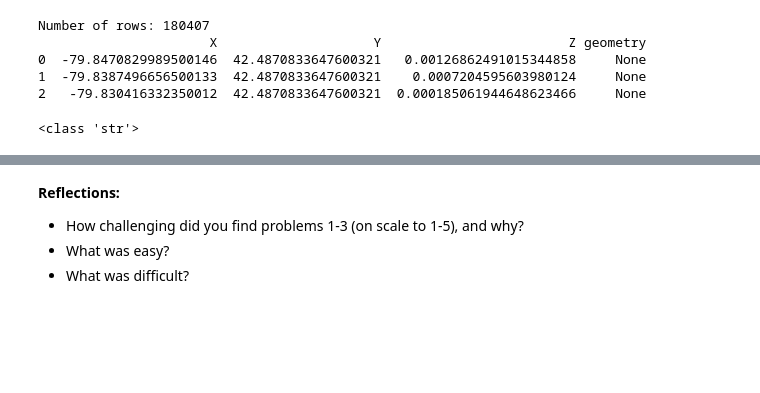
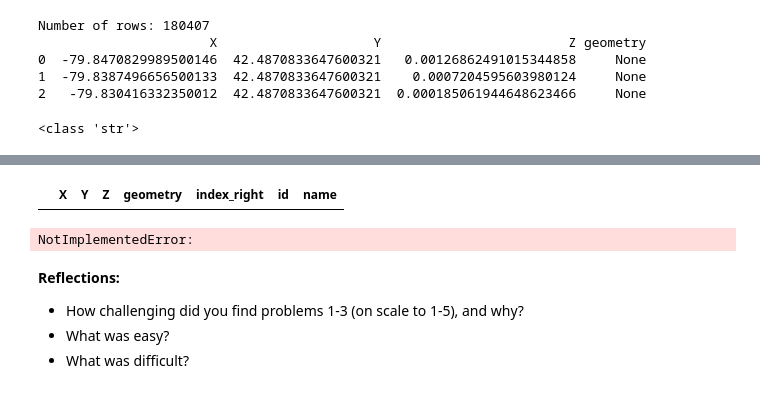
Before and after one commit to arr678/Hels2-Exercises, a Jupyter notebook: Exer3/Exercise-3-Problem-1-3.ipynb, the cells around one changed output, grey strips where cells are left out. Saved outputs shown, nothing was run; the diff lists cells and outputs as text; code cells hidden in the pictures; blank space fills up the shorter version.

```diff
--- a/Exer3/Exercise-3-Problem-1-3.ipynb
+++ b/Exer3/Exercise-3-Problem-1-3.ipynb
@@ -377,0 +399,3 @@ print(type(pop.at[0,'X']))
+# %%
+# Define crs
+gdf.crs = CRS.from_epsg(2272).to_wkt()
@@ -378,13 +413,14 @@ print(type(pop.at[0,'X']))
 # %%
 # Create a spatial join between grid layer and buffer layer.
-
-# REPLACE THE ERROR BELOW WITH YOUR OWN CODE
-raise NotImplementedError()
+join = gpd.sjoin(gdf, geodata, how="inner", op="within")
+# %%
+join
+# %% [output]
+|  | X | Y | Z | geometry | index_right | id | name |
 # %%
 # Report how many people live within 1.5 km distance from each shopping center
-
-# REPLACE THE ERROR BELOW WITH YOUR OWN CODE
-raise NotImplementedError()
+# %% [output]
+NotImplementedError:
 # %% [markdown]
 **Reflections:**
 
```
Also changed, not shown: parts of 8 cells of this notebook, 1 other file.
